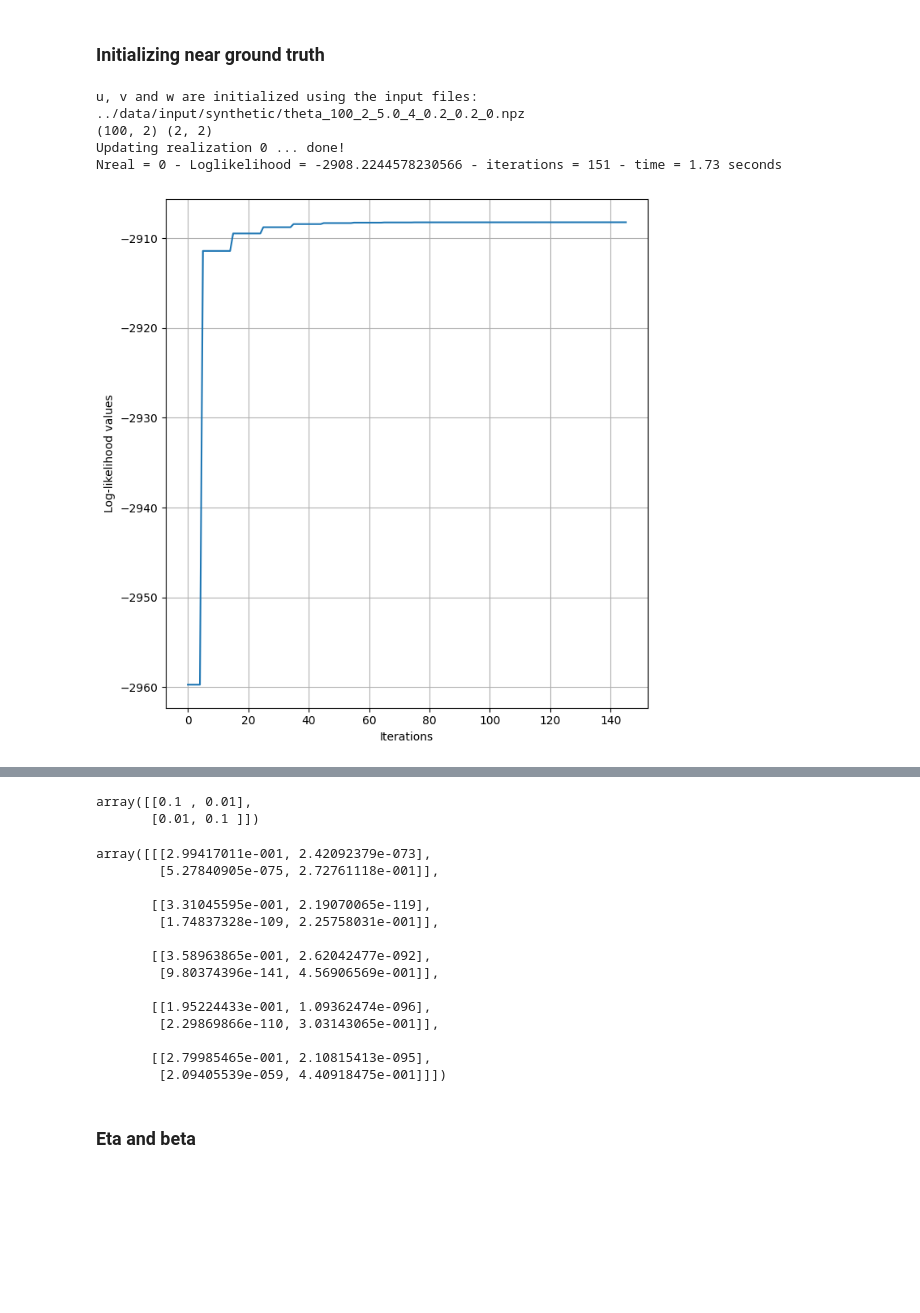
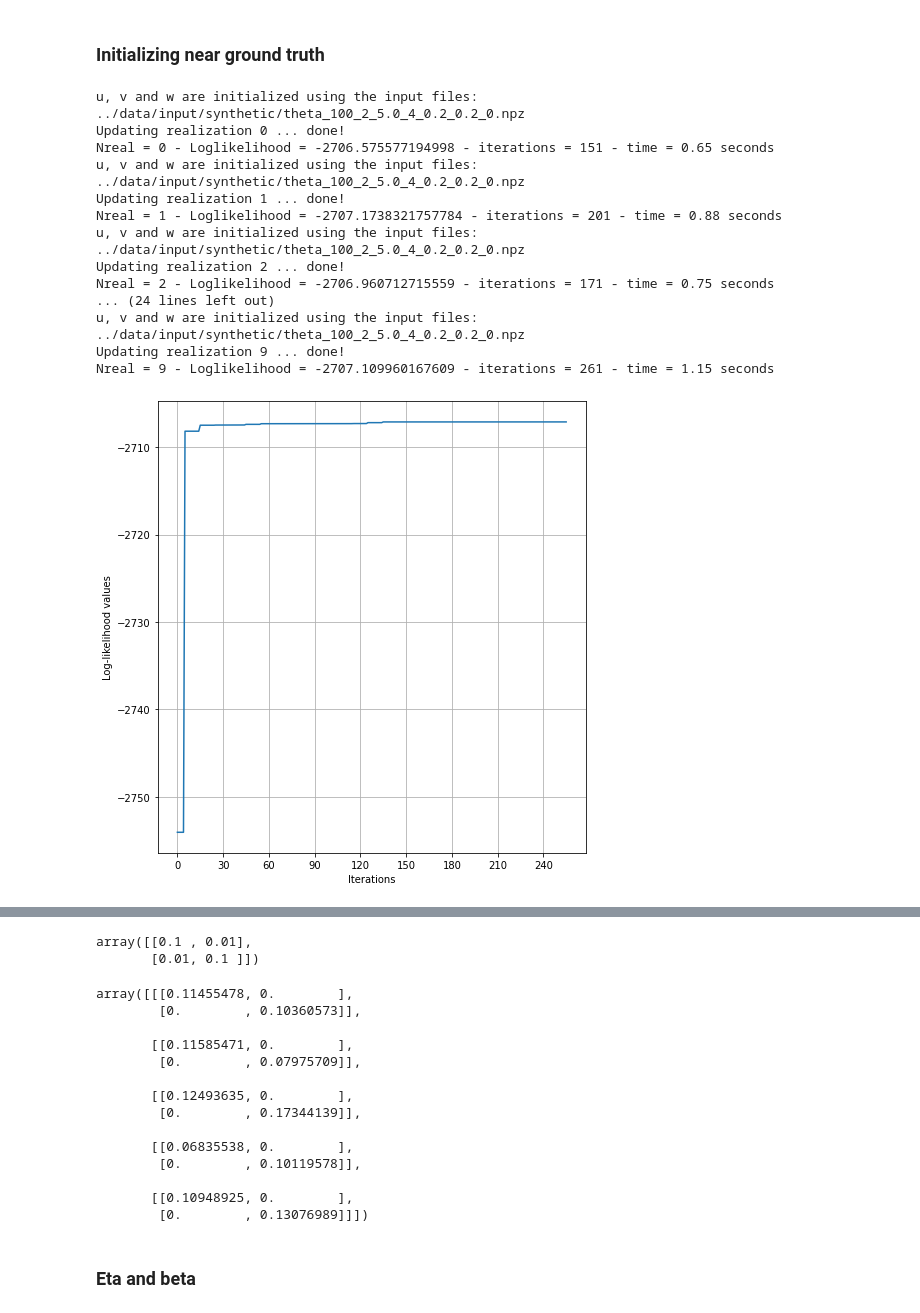
Before and after one commit to hds-safdari/DynCRep, a Jupyter notebook: code/CRep_DynInf_debug.ipynb, the cells around one changed output, grey strips where cells are left out. Cells and saved outputs as stored; diff of their text form; code cells hidden in the pictures; blank space fills up the shorter version.

```diff
--- a/code/CRep_DynInf_debug.ipynb
+++ b/code/CRep_DynInf_debug.ipynb
@@ -96,25 +96,37 @@ T = B.shape[0] - 1
 # %%
 %%time
 importlib.reload(crepw)
 algo = 1 # 0: static, 1: w_temp
 
 if algo == 1:
-    model = crepw.CRepDyn_w_temp(plot_loglik=True,verbose = 1,N_real=1,beta0=theta['beta'],undirected=False,
-                         flag_data_T=1,fix_beta=False,initialization=2,
+    model = crepw.CRepDyn_w_temp(plot_loglik=True,verbose = 1,N_real=10,beta0=theta['beta'],undirected=False,
+                         flag_data_T=0,fix_beta=False,initialization=2,
                              in_parameters='../data/input/synthetic/theta_'+label,
-                            max_iter = 700, end_file = label,eta0=0.2,constrained=False,ag=1.1,bg=0.5,fix_eta=False)
+                            max_iter = 700, end_file = label,eta0=0.1,constrained=False,ag=1.0,bg=0.0,fix_eta=False)
 elif algo == 0:
-    model = crep.CRepDyn(plot_loglik=True,verbose = 1,N_real=1,beta0=0.2,undirected=False,
-                         flag_data_T=0,fix_beta=False,initialization=1,
+    model = crep.CRepDyn(plot_loglik=True,verbose = 1,N_real=10,beta0=0.2,undirected=False,
+                         flag_data_T=0,fix_beta=False,initialization=2,
                              in_parameters='../data/input/synthetic/theta_'+label,
-                            max_iter = 700, end_file = label,eta0=0.2,constrained=True,ag=1.1,bg=0.5,fix_eta=False)
+                            max_iter = 700, end_file = label,eta0=0.2,constrained=True,ag=1.0,bg=0.0,fix_eta=False)
 
 u, v, w,eta,beta, Loglikelihood = model.fit(data=B,T=T, nodes=nodes, K = K)
 # out_dict = dict(zip([ 'u', 'v', 'w','eta','beta', 'Loglikelihood'], out))
 # %% [output]
 u, v and w are initialized using the input files:
 ../data/input/synthetic/theta_100_2_5.0_4_0.2_0.2_0.npz
-(100, 2) (2, 2)
 Updating realization 0 ... done!
-Nreal = 0 - Loglikelihood = -2908.2244578230566 - iterations = 151 - time = 1.73 seconds
+Nreal = 0 - Loglikelihood = -2706.575577194998 - iterations = 151 - time = 0.65 seconds
+u, v and w are initialized using the input files:
+../data/input/synthetic/theta_100_2_5.0_4_0.2_0.2_0.npz
+Updating realization 1 ... done!
+Nreal = 1 - Loglikelihood = -2707.1738321757784 - iterations = 201 - time = 0.88 seconds
+u, v and w are initialized using the input files:
+../data/input/synthetic/theta_100_2_5.0_4_0.2_0.2_0.npz
+Updating realization 2 ... done!
+Nreal = 2 - Loglikelihood = -2706.960712715559 - iterations = 171 - time = 0.75 seconds
+... (24 lines left out)
+u, v and w are initialized using the input files:
+../data/input/synthetic/theta_100_2_5.0_4_0.2_0.2_0.npz
+Updating realization 9 ... done!
+Nreal = 9 - Loglikelihood = -2707.109960167609 - iterations = 261 - time = 1.15 seconds
-[figure, old version]
+[figure, new version]
@@ -128,20 +140,20 @@ array([[0.1 , 0.01],
 # %%
 w
 # %% [output]
-array([[[2.99417011e-001, 2.42092379e-073],
-        [5.27840905e-075, 2.72761118e-001]],
+array([[[0.11455478, 0.        ],
+        [0.        , 0.10360573]],
 
-       [[3.31045595e-001, 2.19070065e-119],
-        [1.74837328e-109, 2.25758031e-001]],
+       [[0.11585471, 0.        ],
+        [0.        , 0.07975709]],
 
-       [[3.58963865e-001, 2.62042477e-092],
-        [9.80374396e-141, 4.56906569e-001]],
+       [[0.12493635, 0.        ],
+        [0.        , 0.17344139]],
 
-       [[1.95224433e-001, 1.09362474e-096],
-        [2.29869866e-110, 3.03143065e-001]],
+       [[0.06835538, 0.        ],
+        [0.        , 0.10119578]],
 
-       [[2.79985465e-001, 2.10815413e-095],
-        [2.09405539e-059, 4.40918475e-001]]])
+       [[0.10948925, 0.        ],
+        [0.        , 0.13076989]]])
 # %% [markdown]
 ### Eta and beta
 # %%
```
Also changed, not shown: parts of 7 cells of this notebook.
